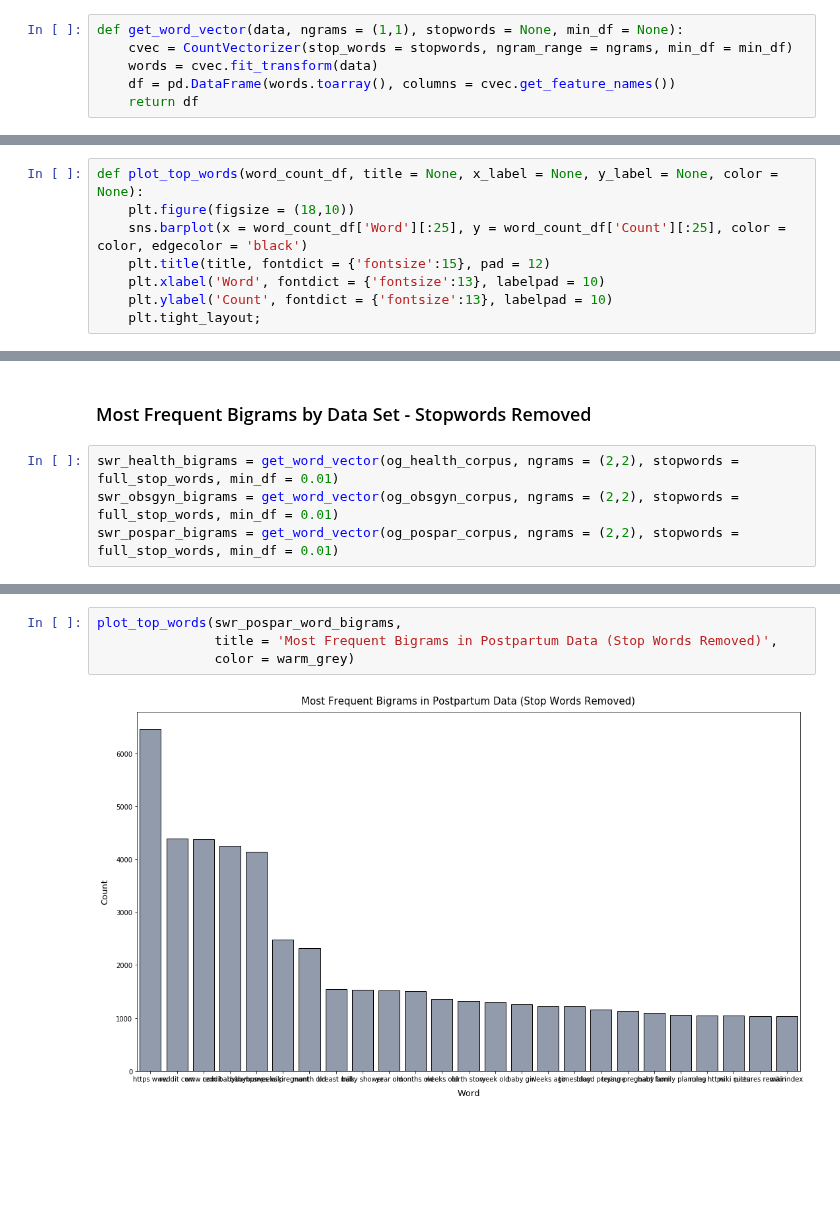
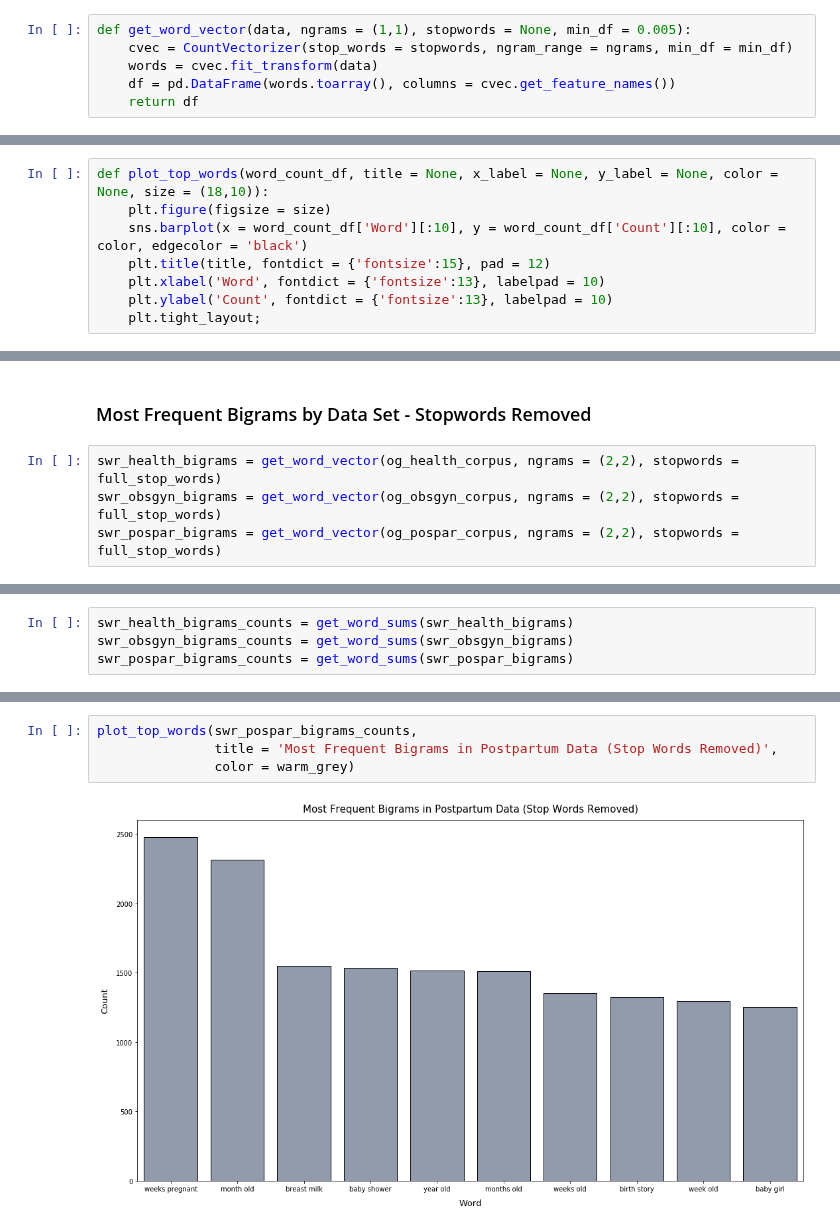
Before and after one commit to jlu90/Identifying-Womens-Health-Concerns, a Jupyter notebook: code/03_data_cleaning_and_EDA.ipynb, the cells around one changed output, grey strips where cells are left out. Cells and saved outputs as stored; diff of their text form; blank space fills up the shorter version.

```diff
--- a/code/03_data_cleaning_and_EDA.ipynb
+++ b/code/03_data_cleaning_and_EDA.ipynb
@@ -476,7 +481,7 @@ As shown in the histograms above, the majority of posts for all three health dom
 # %% [markdown]
 #### Functions
 # %%
-def get_word_vector(data, ngrams = (1,1), stopwords = None, min_df = None):
+def get_word_vector(data, ngrams = (1,1), stopwords = None, min_df = 0.005):
     cvec = CountVectorizer(stop_words = stopwords, ngram_range = ngrams, min_df = min_df)
     words = cvec.fit_transform(data)
     df = pd.DataFrame(words.toarray(), columns = cvec.get_feature_names())
@@ -489,9 +494,9 @@ def get_word_sums(words_df):
     df = pd.DataFrame(sorted(word_sum.items(), key = lambda x: x[1], reverse = True), columns = ['Word', 'Count'])
     return df.sort_values('Count', ascending = False)
 # %%
-def plot_top_words(word_count_df, title = None, x_label = None, y_label = None, color = None):
-    plt.figure(figsize = (18,10))
-    sns.barplot(x = word_count_df['Word'][:25], y = word_count_df['Count'][:25], color = color, edgecolor = 'black')
+def plot_top_words(word_count_df, title = None, x_label = None, y_label = None, color = None, size = (18,10)):
+    plt.figure(figsize = size)
+    sns.barplot(x = word_count_df['Word'][:10], y = word_count_df['Count'][:10], color = color, edgecolor = 'black')
     plt.title(title, fontdict = {'fontsize':15}, pad = 12)
     plt.xlabel('Word', fontdict = {'fontsize':13}, labelpad = 10)
     plt.ylabel('Count', fontdict = {'fontsize':13}, labelpad = 10)
@@ -577,6 +582,6 @@ plot_top_words(swr_pospar_word_counts,
 # %% [markdown]
 ### Most Frequent Bigrams by Data Set - Stopwords Removed
 # %%
-swr_health_bigrams = get_word_vector(og_health_corpus, ngrams = (2,2), stopwords = full_stop_words, min_df = 0.01)
-swr_obsgyn_bigrams = get_word_vector(og_obsgyn_corpus, ngrams = (2,2), stopwords = full_stop_words, min_df = 0.01)
-swr_pospar_bigrams = get_word_vector(og_pospar_corpus, ngrams = (2,2), stopwords = full_stop_words, min_df = 0.01)
+swr_health_bigrams = get_word_vector(og_health_corpus, ngrams = (2,2), stopwords = full_stop_words)
+swr_obsgyn_bigrams = get_word_vector(og_obsgyn_corpus, ngrams = (2,2), stopwords = full_stop_words)
+swr_pospar_bigrams = get_word_vector(og_pospar_corpus, ngrams = (2,2), stopwords = full_stop_words)
@@ -589 +588,5 @@ swr_pospar_word_bigrams = get_word_sums(swr_pospar_bigrams)
+# %%
+swr_health_bigrams_counts = get_word_sums(swr_health_bigrams)
+swr_obsgyn_bigrams_counts = get_word_sums(swr_obsgyn_bigrams)
+swr_pospar_bigrams_counts = get_word_sums(swr_pospar_bigrams)
 # %%
@@ -601,6 +604,6 @@ plot_top_words(swr_obsgyn_word_bigrams,
 # %%
-plot_top_words(swr_pospar_word_bigrams,
+plot_top_words(swr_pospar_bigrams_counts,
                title = 'Most Frequent Bigrams in Postpartum Data (Stop Words Removed)',
                color = warm_grey)
 # %% [output]
-[figure, old version]
+[figure, new version]
```
Also changed, not shown: parts of 64 cells of this notebook, 10 other files.
